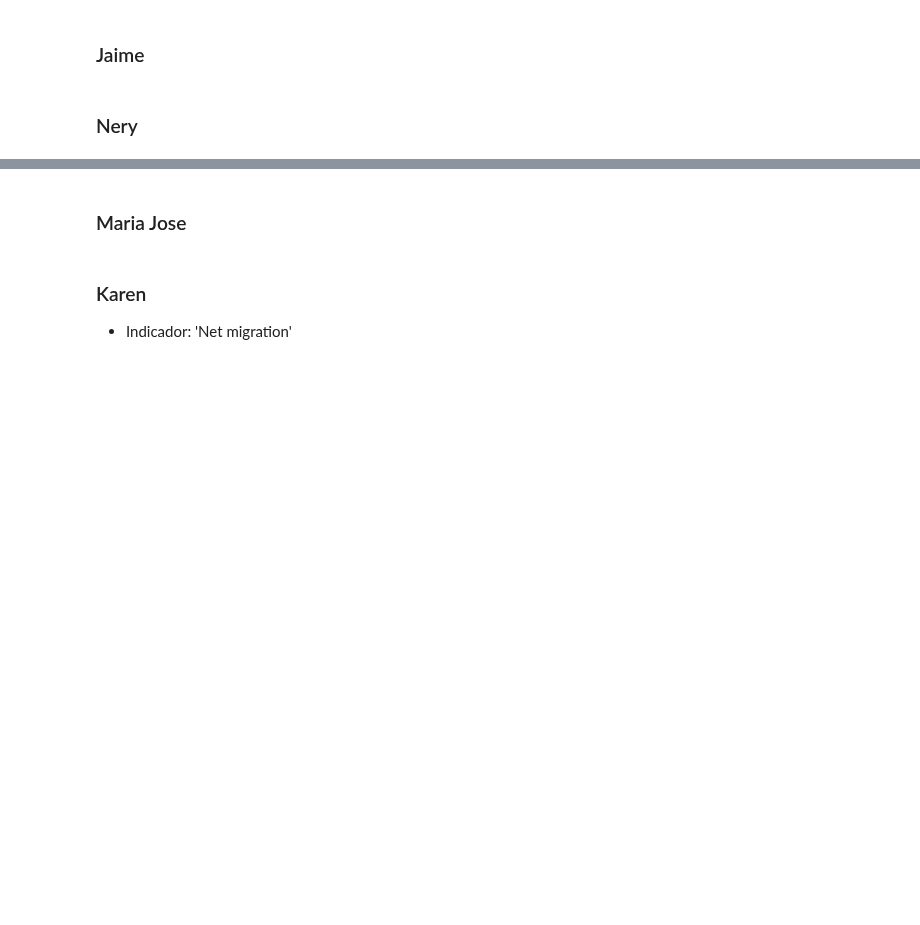
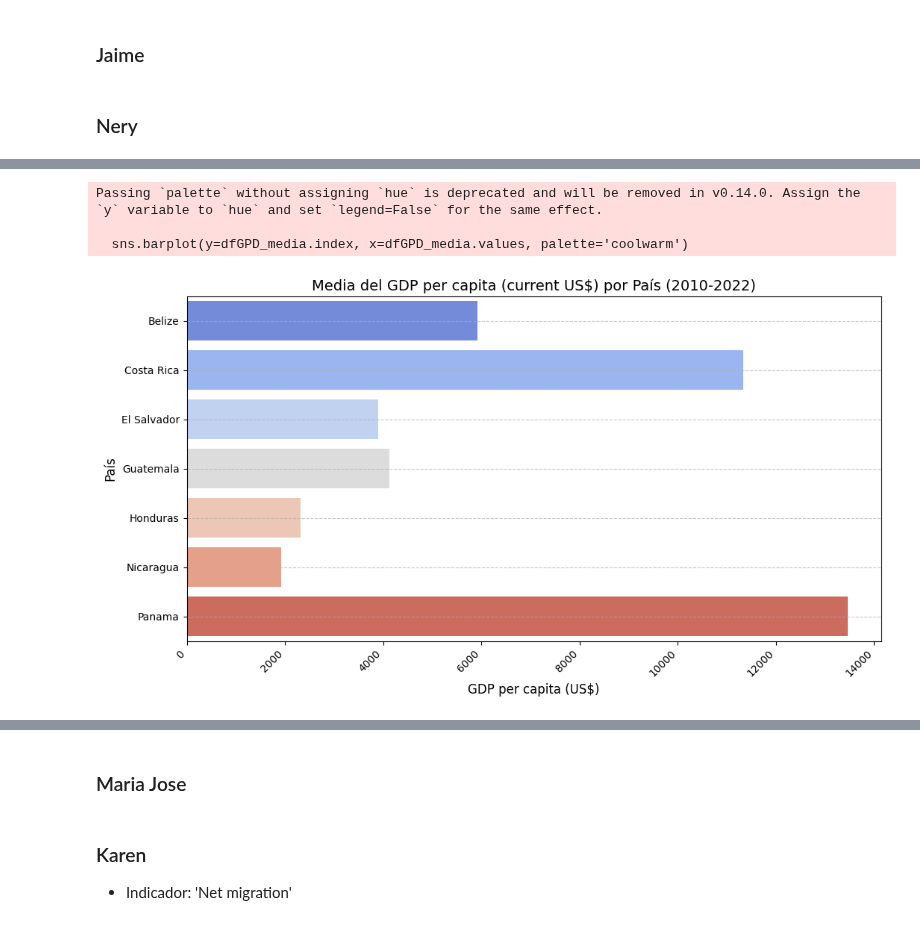
Before and after one commit to KarenSSanchezP/AnalisisLongevidad-AC, a Jupyter notebook: archivo.ipynb, the cells around one changed output, grey strips where cells are left out. Drawn from its saved outputs; the diff is of its cells as text; code cells hidden in the pictures; blank space fills up the shorter version.

```diff
--- a/archivo.ipynb
+++ b/archivo.ipynb
@@ -81,0 +101,20 @@ cantidadIndicadores, df['Indicador'].unique() # imprime los indicadores
+# %%
+dfGPD_media = dfGPD.groupby('País').mean().mean(axis=1)
+
+# Crear gráfica
+plt.figure(figsize=(12, 6))
+sns.barplot(y=dfGPD_media.index, x=dfGPD_media.values, palette='coolwarm')
+
+plt.title('Media del GDP per capita (current US$) por País (2010-2022)', fontsize=14)
+plt.ylabel('País', fontsize=12)
+plt.xlabel('GDP per capita (US$)', fontsize=12)
+plt.xticks(rotation=45, ha='right')
+plt.grid(axis='y', linestyle='--', alpha=0.7)
+plt.show()
+
+plt.show()
+# %% [output]
+Passing `palette` without assigning `hue` is deprecated and will be removed in v0.14.0. Assign the `y` variable to `hue` and set `legend=False` for the same effect.
+
+  sns.barplot(y=dfGPD_media.index, x=dfGPD_media.values, palette='coolwarm')
+[figure, added]
```
Also changed, not shown: parts of 10 cells of this notebook.
